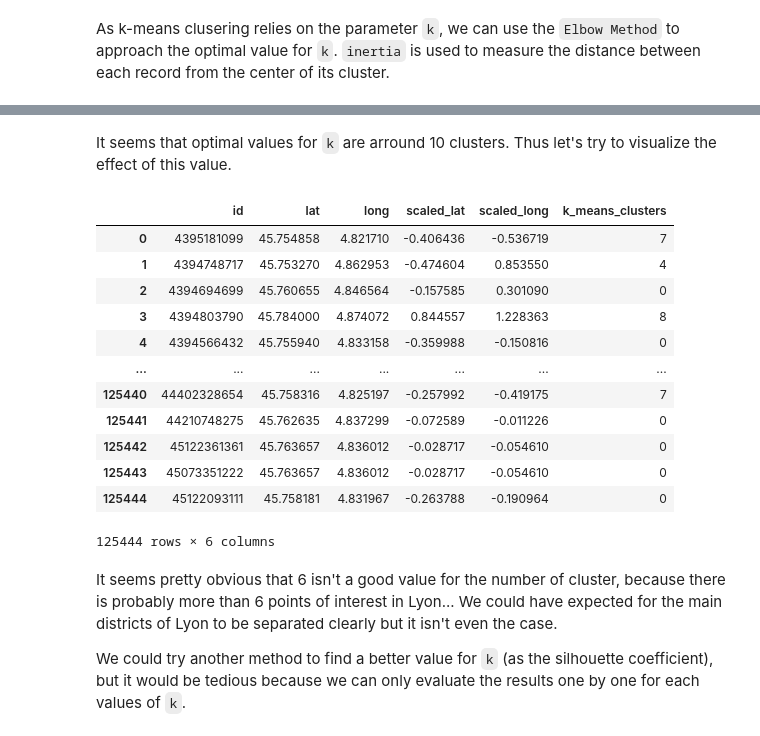
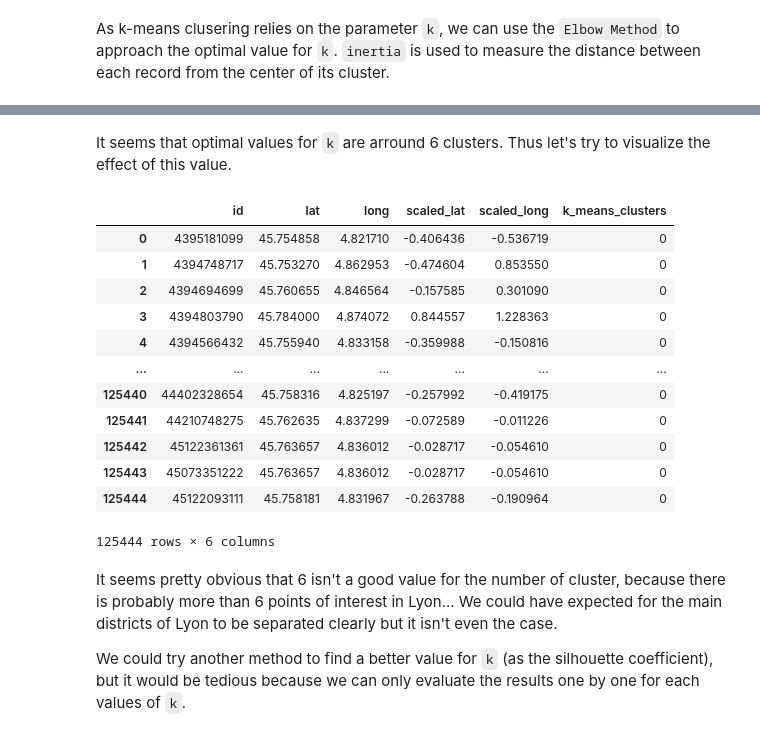
Before and after one commit to armynion/Data-Mining-Lab-INSA-4IF, a Jupyter notebook: Main.ipynb, the cells around one changed output, grey strips where cells are left out. Saved outputs shown, nothing was run; the diff lists cells and outputs as text; code cells hidden in the pictures.

```diff
--- a/Main.ipynb
+++ b/Main.ipynb
@@ -383,22 +381,22 @@ inertias
  5642.7590159716065,
  5565.581447306155]
 # %% [markdown]
-It seems that optimal values for `k` are arround 10 clusters. Thus let's try to visualize the effect of this value.
+It seems that optimal values for `k` are arround 6 clusters. Thus let's try to visualize the effect of this value.
 # %%
-k = 10
+k = 6
 kmeans=KMeans(n_clusters=k,init='k-means++')
 kmeans.fit(scaled_coordinates_df[["scaled_lat", "scaled_long"]])
 scaled_coordinates_df["k_means_clusters"] = kmeans.labels_
 scaled_coordinates_df
 # %% [output]
 |  | id | lat | long | scaled_lat | scaled_long | k_means_clusters |
-| 0 | 4395181099 | 45.754858 | 4.821710 | -0.406436 | -0.536719 | 7 |
-| 1 | 4394748717 | 45.753270 | 4.862953 | -0.474604 | 0.853550 | 4 |
+| 0 | 4395181099 | 45.754858 | 4.821710 | -0.406436 | -0.536719 | 0 |
+| 1 | 4394748717 | 45.753270 | 4.862953 | -0.474604 | 0.853550 | 0 |
 | 2 | 4394694699 | 45.760655 | 4.846564 | -0.157585 | 0.301090 | 0 |
-| 3 | 4394803790 | 45.784000 | 4.874072 | 0.844557 | 1.228363 | 8 |
+| 3 | 4394803790 | 45.784000 | 4.874072 | 0.844557 | 1.228363 | 0 |
 | 4 | 4394566432 | 45.755940 | 4.833158 | -0.359988 | -0.150816 | 0 |
 | ... | ... | ... | ... | ... | ... | ... |
-| 125440 | 44402328654 | 45.758316 | 4.825197 | -0.257992 | -0.419175 | 7 |
+| 125440 | 44402328654 | 45.758316 | 4.825197 | -0.257992 | -0.419175 | 0 |
 | 125441 | 44210748275 | 45.762635 | 4.837299 | -0.072589 | -0.011226 | 0 |
 | 125442 | 45122361361 | 45.763657 | 4.836012 | -0.028717 | -0.054610 | 0 |
 | 125443 | 45073351222 | 45.763657 | 4.836012 | -0.028717 | -0.054610 | 0 |
```
Also changed, not shown: parts of 13 cells of this notebook.
